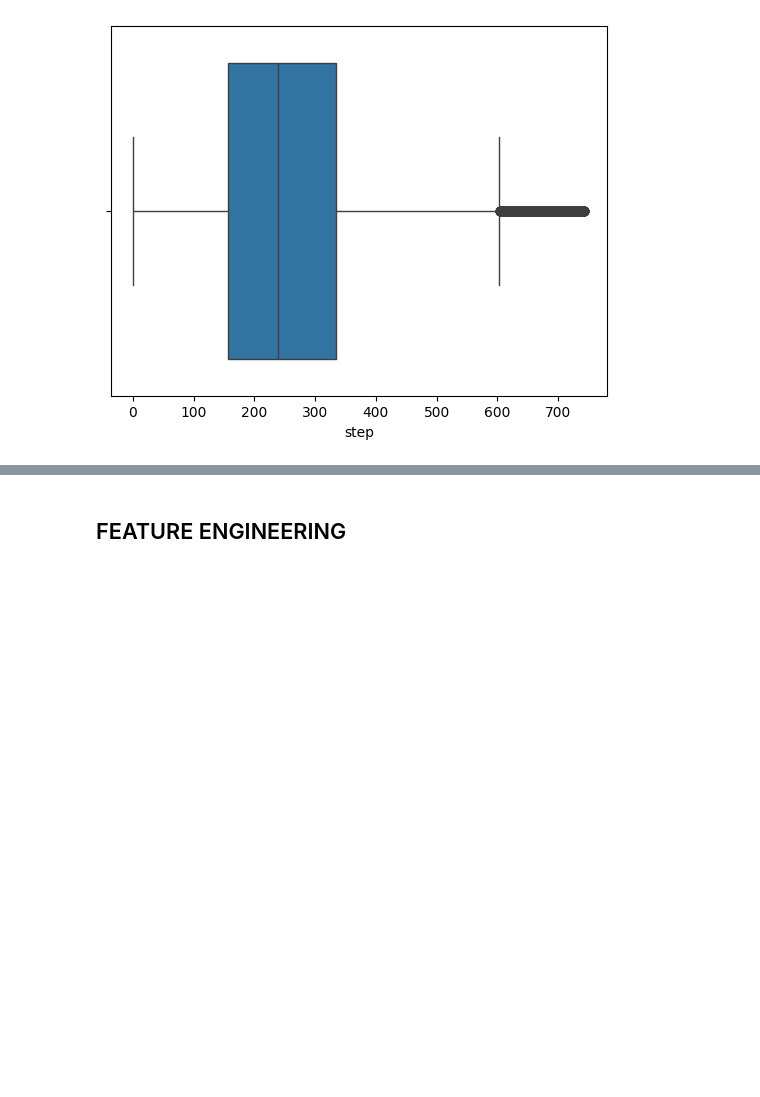
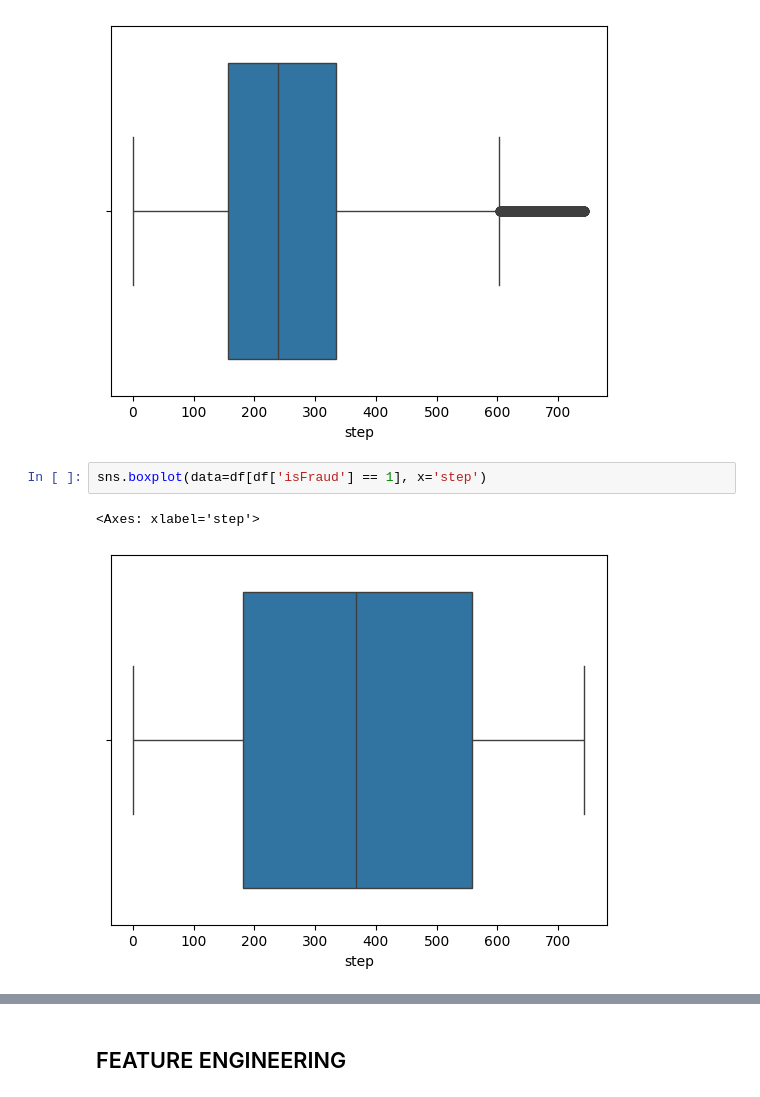
Before and after one commit to kdnehihi/dsproject, a Jupyter notebook: notebooks/EDA.ipynb, the cells around one changed output, grey strips where cells are left out. Drawn from its saved outputs; the diff is of its cells as text; blank space fills up the shorter version.

```diff
--- a/notebooks/EDA.ipynb
+++ b/notebooks/EDA.ipynb
@@ -335,3 +342,8 @@ sns.boxplot(data=df, x='step')
 # %% [output]
 <Axes: xlabel='step'>
 [figure]
+# %%
+sns.boxplot(data=df[df['isFraud'] == 1], x='step')
+# %% [output]
+<Axes: xlabel='step'>
+[figure, added]
```
Also changed, not shown: parts of 10 cells of this notebook, 1 other file.
